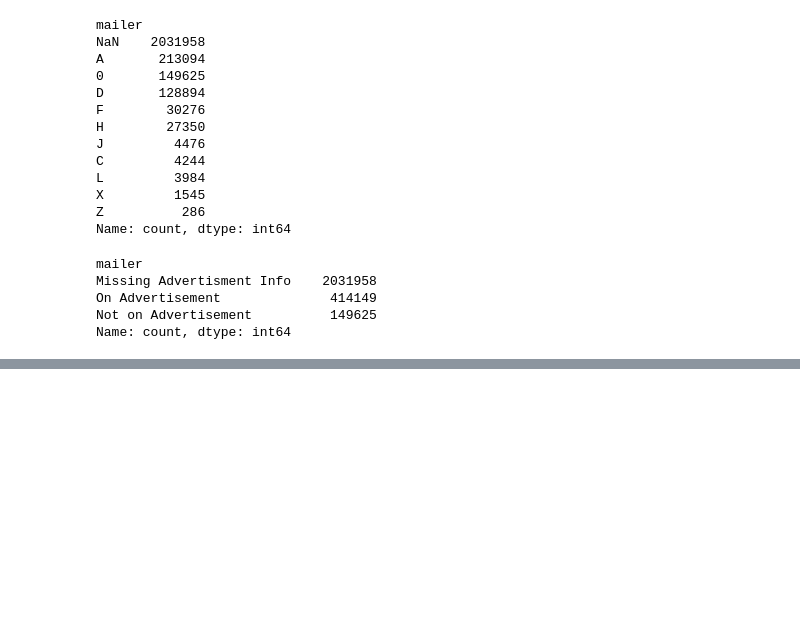
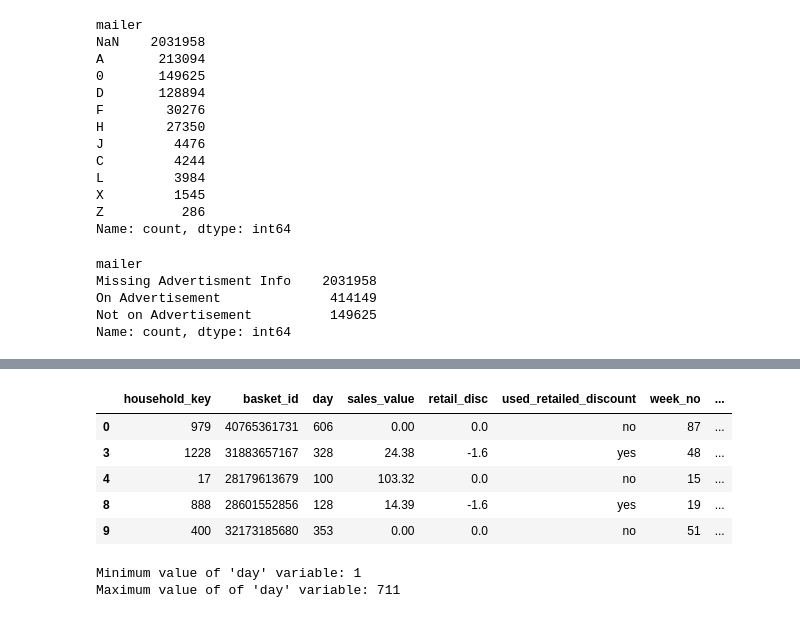
Before and after one commit to DATA601-CustSegment-Nov2025-to-Feb2026/New-CustSegment-Project, a Jupyter notebook: Customer_Segmentation_(Preprocessing).ipynb, the cells around one changed output, grey strips where cells are left out. Drawn from its saved outputs; the diff is of its cells as text; code cells hidden in the pictures; blank space fills up the shorter version.

```diff
--- a/Customer_Segmentation_(Preprocessing).ipynb
+++ b/Customer_Segmentation_(Preprocessing).ipynb
@@ -447,8 +460,11 @@ Name: count, dtype: int64
 # 1. 'campaign', 'start_day, end_day'- we have extracted whether the transaction is part of campaign ('received_campaign' variable)
 #                                      based on campaign number and transaction day
 # 2. 'coupon_upc' - contains many missing values and is not imprtant for customer segmentation.
+# 3. 'coupon_disc' - this is the discount value offered by the manufacturer, the retailer may not accept or accept only a portion of this discount value.
+#                  - 'coupon_match_disc'indicates how much of the manufacturer's discount the retailer chooosese to match.
+#                  - the sales_value of a transaction is calculated by (original price of the product x quantity) - retail_disc - coupon_match_disc
 
-final_merged_df = final_merged_df.drop(columns=['campaign', 'start_day', 'end_day', 'coupon_upc'])
+final_merged_df = final_merged_df.drop(columns=['campaign', 'start_day', 'end_day', 'coupon_upc', 'coupon_disc'])
 # %%
 # Display first 5 rows of the dataset after dropping variables:
 # trans_time and minutes
@@ -611,0 +636,7 @@ dtype: int64
+# %%
+# Rename the 'department' column to 'product_category' to avoid confusion
+final_merged_df = final_merged_df.rename(columns={'department': 'product_category'})
+
+# Count the number of different types of category in the 'product_category' variable.
+product_category = final_merged_df['product_category'].value_counts(dropna= False)
+print(product_category)
@@ -620,0 +1019,20 @@ final_merged_df.head()
+# %%
+# Display first 5 rows of the dataset
+final_merged_df.head(5)
+# %% [output]
+|  | household_key | basket_id | day | sales_value | retail_disc | used_retailed_discount | week_no | ... |
+| 0 | 979 | 40765361731 | 606 | 0.00 | 0.0 | no | 87 | ... |
+| 3 | 1228 | 31883657167 | 328 | 24.38 | -1.6 | yes | 48 | ... |
+| 4 | 17 | 28179613679 | 100 | 103.32 | 0.0 | no | 15 | ... |
+| 8 | 888 | 28601552856 | 128 | 14.39 | -1.6 | yes | 19 | ... |
+| 9 | 400 | 32173185680 | 353 | 0.00 | 0.0 | no | 51 | ... |
+# %%
+# Check the minimum and maximum values of 'day' variable
+min_day = final_merged_df['day'].min()
+max_day = final_merged_df['day'].max()
+
+print("Minimum value of 'day' variable:", min_day)
+print("Maximum value of of 'day' variable:", max_day)
+# %% [output]
+Minimum value of 'day' variable: 1
+Maximum value of of 'day' variable: 711
```
Also changed, not shown: parts of 49 cells of this notebook.
